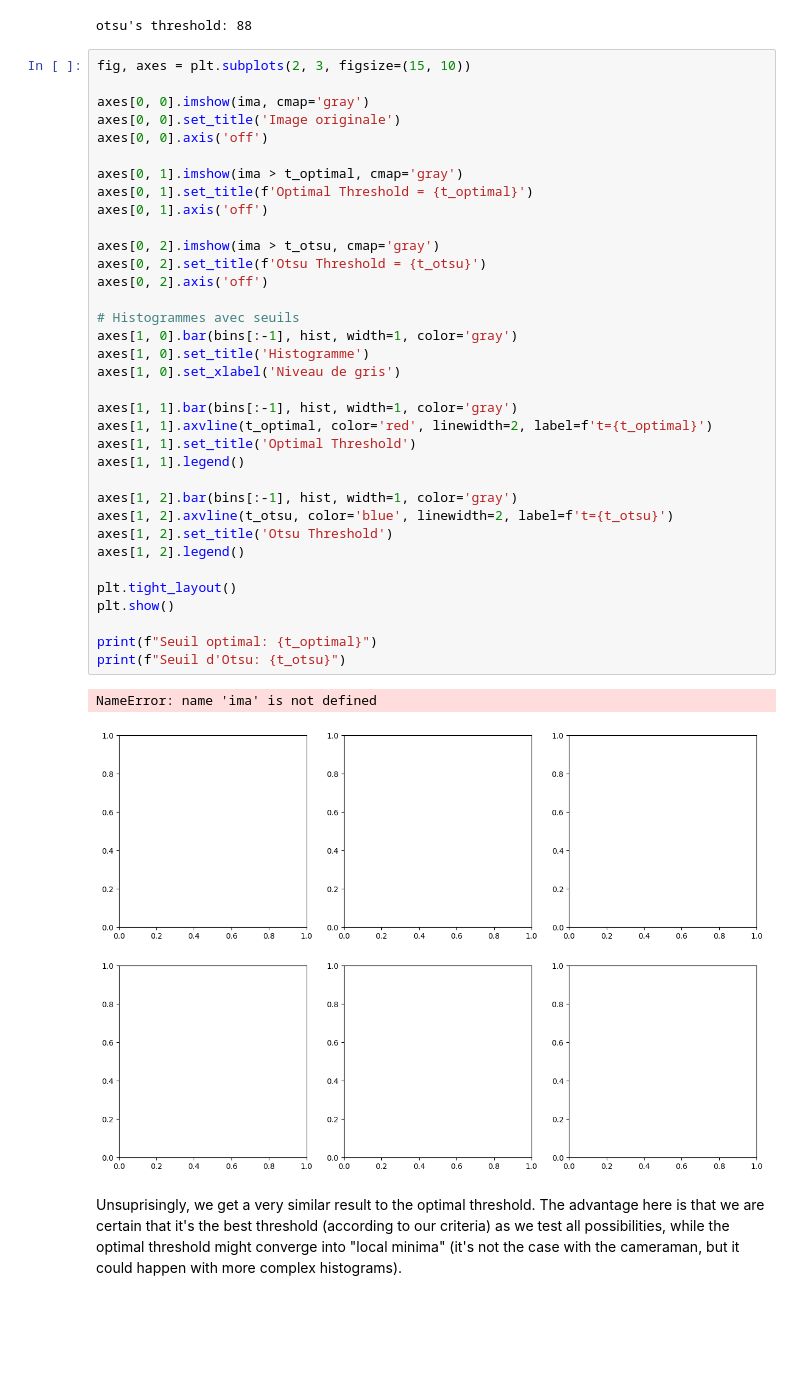
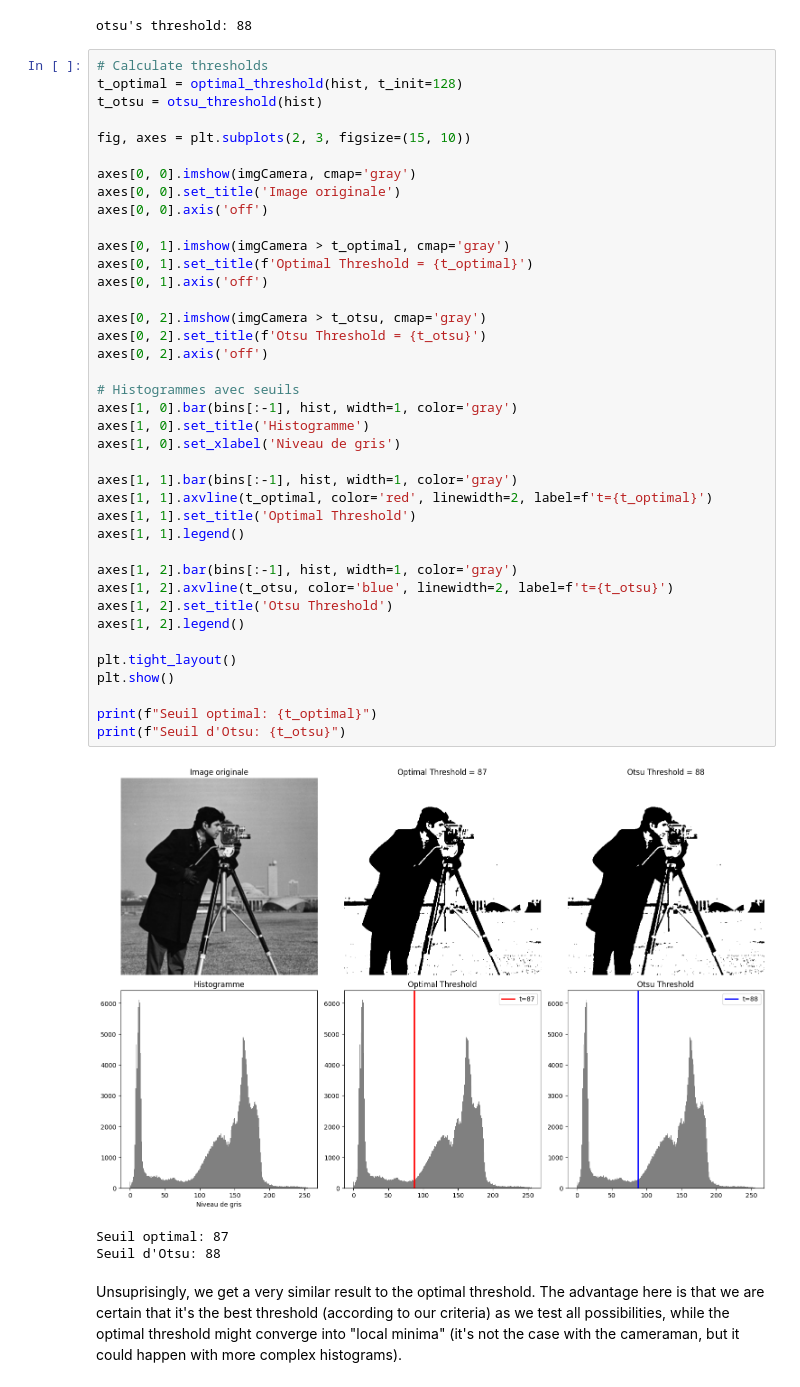
Before and after one commit to mordamed/ImageProcessing, a Jupyter notebook: 3_Image_Segmentation/TP3_Image_Segmentation.ipynb, the cells around one changed output. Drawn from its saved outputs; the diff is of its cells as text; blank space fills up the shorter version.

```diff
--- a/3_Image_Segmentation/TP3_Image_Segmentation.ipynb
+++ b/3_Image_Segmentation/TP3_Image_Segmentation.ipynb
@@ -125,43 +125,48 @@ print("otsu's threshold:", otsu_threshold(hist))
 # %% [output]
 otsu's threshold: 88
 # %%
+# Calculate thresholds
+t_optimal = optimal_threshold(hist, t_init=128)
+t_otsu = otsu_threshold(hist)
+
 fig, axes = plt.subplots(2, 3, figsize=(15, 10))
 
-axes[0, 0].imshow(ima, cmap='gray')
+axes[0, 0].imshow(imgCamera, cmap='gray')
 axes[0, 0].set_title('Image originale')
 axes[0, 0].axis('off')
 
-axes[0, 1].imshow(ima > t_optimal, cmap='gray')
+axes[0, 1].imshow(imgCamera > t_optimal, cmap='gray')
 axes[0, 1].set_title(f'Optimal Threshold = {t_optimal}')
 axes[0, 1].axis('off')
 
-axes[0, 2].imshow(ima > t_otsu, cmap='gray')
+axes[0, 2].imshow(imgCamera > t_otsu, cmap='gray')
 axes[0, 2].set_title(f'Otsu Threshold = {t_otsu}')
 axes[0, 2].axis('off')
 
 # Histogrammes avec seuils
 axes[1, 0].bar(bins[:-1], hist, width=1, color='gray')
 axes[1, 0].set_title('Histogramme')
 axes[1, 0].set_xlabel('Niveau de gris')
 
 axes[1, 1].bar(bins[:-1], hist, width=1, color='gray')
 axes[1, 1].axvline(t_optimal, color='red', linewidth=2, label=f't={t_optimal}')
 axes[1, 1].set_title('Optimal Threshold')
 axes[1, 1].legend()
 
 axes[1, 2].bar(bins[:-1], hist, width=1, color='gray')
 axes[1, 2].axvline(t_otsu, color='blue', linewidth=2, label=f't={t_otsu}')
 axes[1, 2].set_title('Otsu Threshold')
 axes[1, 2].legend()
 
 plt.tight_layout()
 plt.show()
 
 print(f"Seuil optimal: {t_optimal}")
 print(f"Seuil d'Otsu: {t_otsu}")
 # %% [output]
+[figure, new version]
-NameError: name 'ima' is not defined
+Seuil optimal: 87
+Seuil d'Otsu: 88
-[figure, old version]
 # %% [markdown]
 Unsuprisingly, we get a very similar result to the optimal threshold. The advantage here is that we are certain that it's the best threshold (according to our criteria) as we test all possibilities, while the optimal threshold might converge into "local minima" (it's not the case with the cameraman, but it could happen with more complex histograms).
 # %%
```
Also changed, not shown: parts of 8 cells of this notebook, 2 other files.
